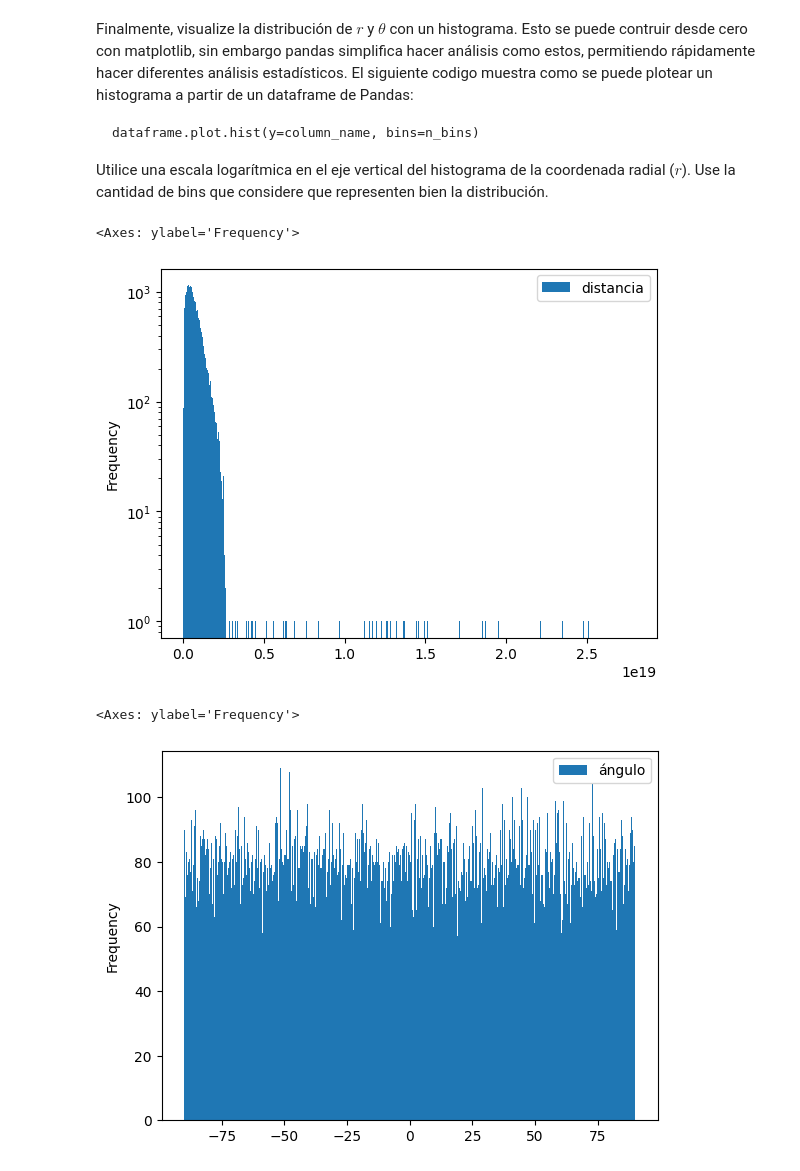
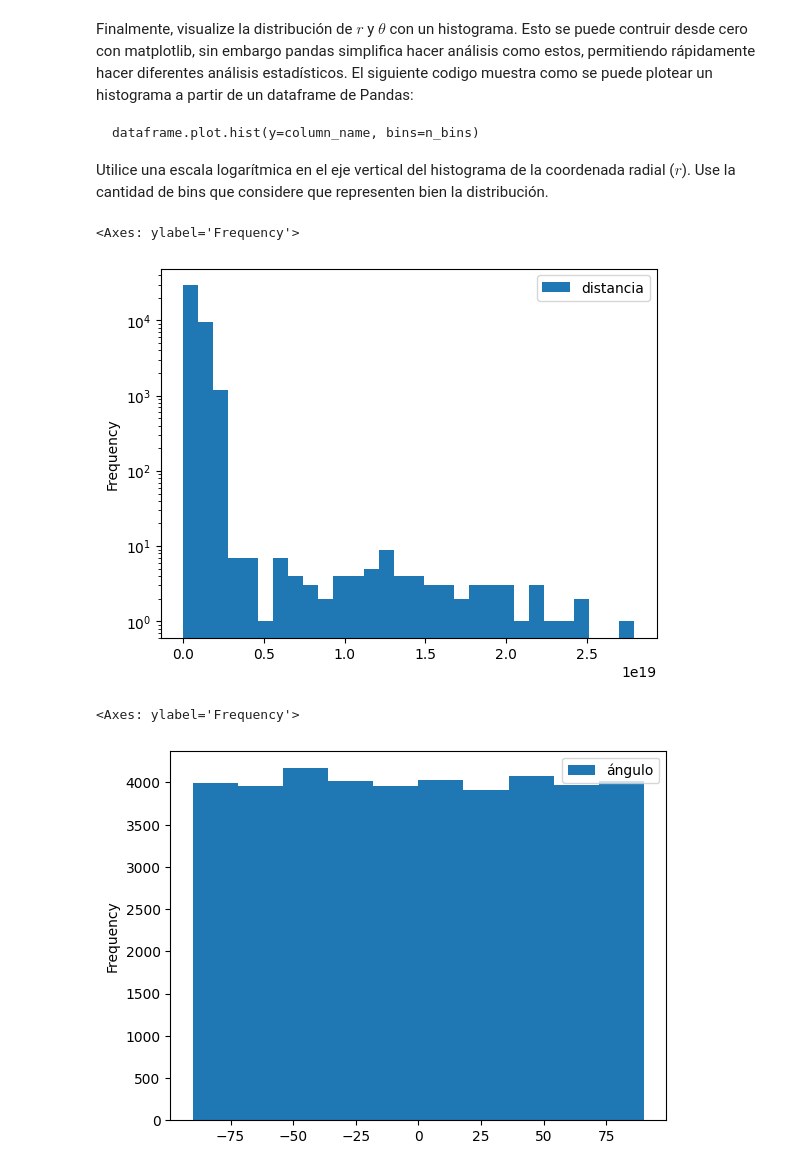
Before and after one commit to Vlxn761/Tarea-1, a Jupyter notebook: Tarea_1.ipynb, the cells around one changed output. Saved outputs shown, nothing was run; the diff lists cells and outputs as text; code cells hidden in the pictures.

```diff
--- a/Tarea_1.ipynb
+++ b/Tarea_1.ipynb
@@ -474,12 +482,12 @@ dataframe.plot.hist(y=column_name, bins=n_bins)
 
 Utilice una escala logarítmica en el eje vertical del histograma de la coordenada radial ($r$). Use la cantidad de bins que considere que representen bien la distribución.
 # %%
-datos.plot.hist(y="distancia", bins=1000, logy=True)
+datos.plot.hist(y="distancia", bins=30, logy=True)
 # %% [output]
 <Axes: ylabel='Frequency'>
-[figure, old version]
+[figure, new version]
 # %%
-datos.plot.hist(y="ángulo", bins=500)
+datos.plot.hist(y="ángulo", bins=10)
 # %% [output]
 <Axes: ylabel='Frequency'>
-[figure, old version]
+[figure, new version]
```
Also changed, not shown: parts of 27 cells of this notebook.
